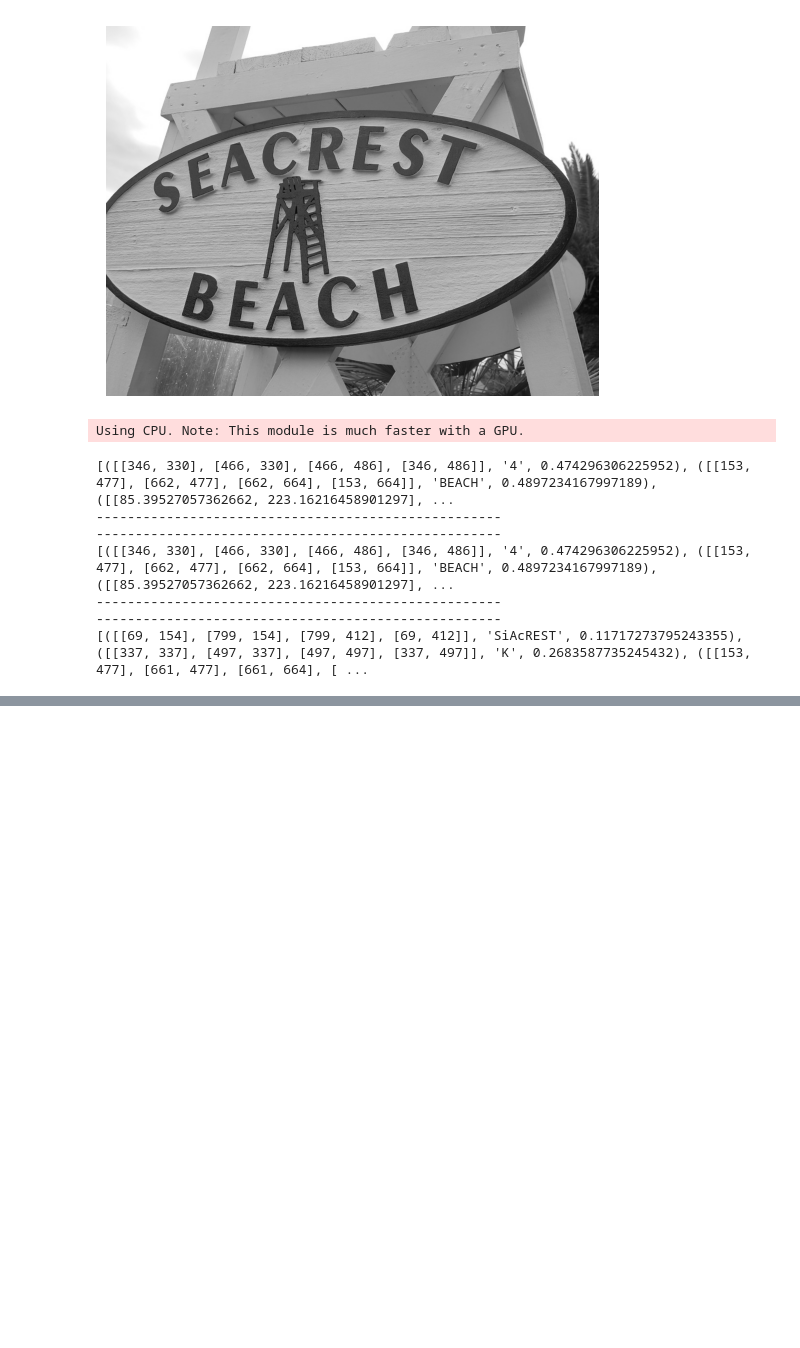
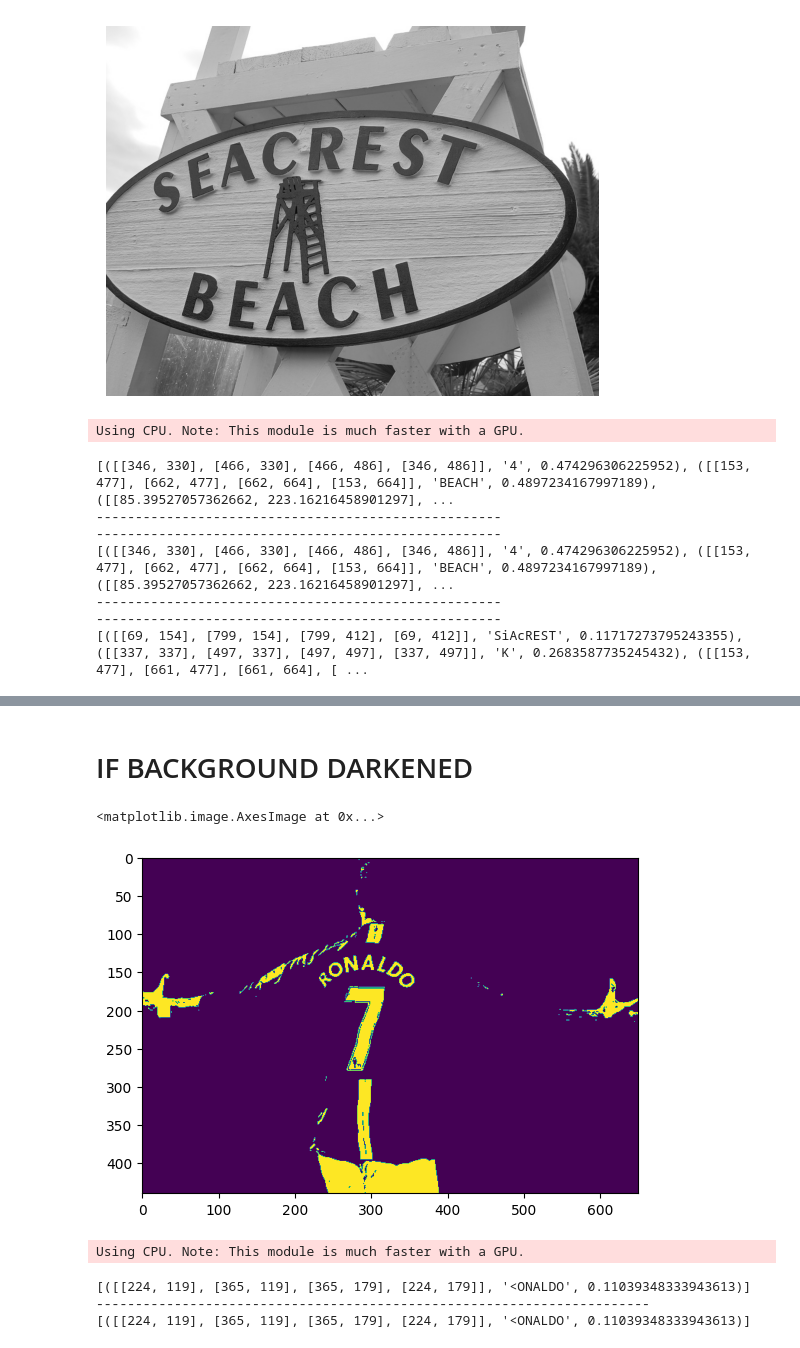
Before and after one commit to nosakail/OCR, a Jupyter notebook: experimental-framework/get_best_parameters.ipynb, the cells around one changed output, grey strips where cells are left out. Saved outputs shown, nothing was run; the diff lists cells and outputs as text; code cells hidden in the pictures; blank space fills up the shorter version.

```diff
--- a/experimental-framework/get_best_parameters.ipynb
+++ b/experimental-framework/get_best_parameters.ipynb
@@ -71,0 +107,34 @@ AttributeError: 'numpy.ndarray' object has no attribute 'get_palette'
+# %% [markdown]
+# IF BACKGROUND DARKENED
+# %%
+# Charger l'image
+img = cv2.imread('test/image001.jpg')
+
+# Convertir l'image en niveaux de gris
+gray = cv2.cvtColor(img, cv2.COLOR_BGR2GRAY)
+
+# Appliquer le seuillage inversé
+_, thresh = cv2.threshold(gray, 128, 255, cv2.THRESH_BINARY_INV)
+
+# Inverser les couleurs
+invertedd = cv2.bitwise_not(thresh)
+
+# Afficher l'image originale et l'image inversée
+#cv2.imshow('Original Image', img)
+plt.imshow(invertedd)
+# %% [output]
+<matplotlib.image.AxesImage at 0x...>
+[figure, added]
+# %%
+reader = easyocr.Reader(['en'], gpu = False)#create reader with english langage
+result_1 = reader.readtext(invertedd, decoder='beamsearch') #img de base avec bfilter et beamsearch
+result_2 = reader.readtext(invertedd, decoder='wordbeamsearch')# img de base avec bfilter et wordbeamsearch
+
+print(result_1)
+print('-----------------------------------------------------------------------')
+print(result_2)
+# %% [output]
+Using CPU. Note: This module is much faster with a GPU.
+[([[224, 119], [365, 119], [365, 179], [224, 179]], '<ONALDO', 0.11039348333943613)]
+-----------------------------------------------------------------------
+[([[224, 119], [365, 119], [365, 179], [224, 179]], '<ONALDO', 0.11039348333943613)]
```
Also changed, not shown: parts of 6 cells of this notebook, 1 other file.
